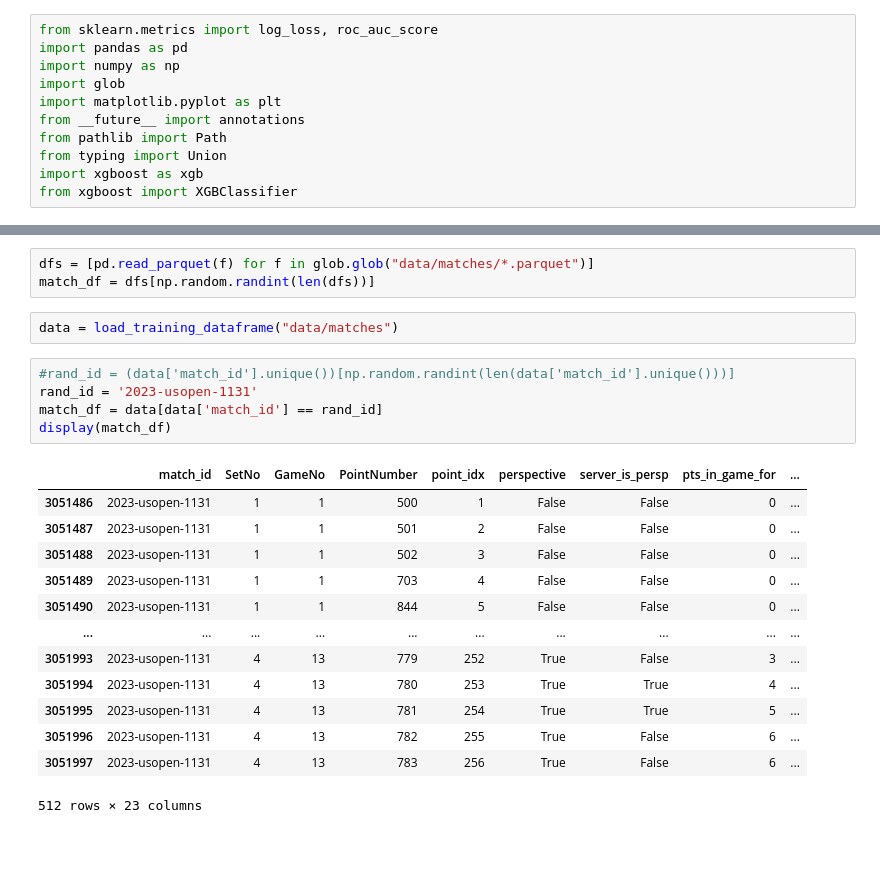
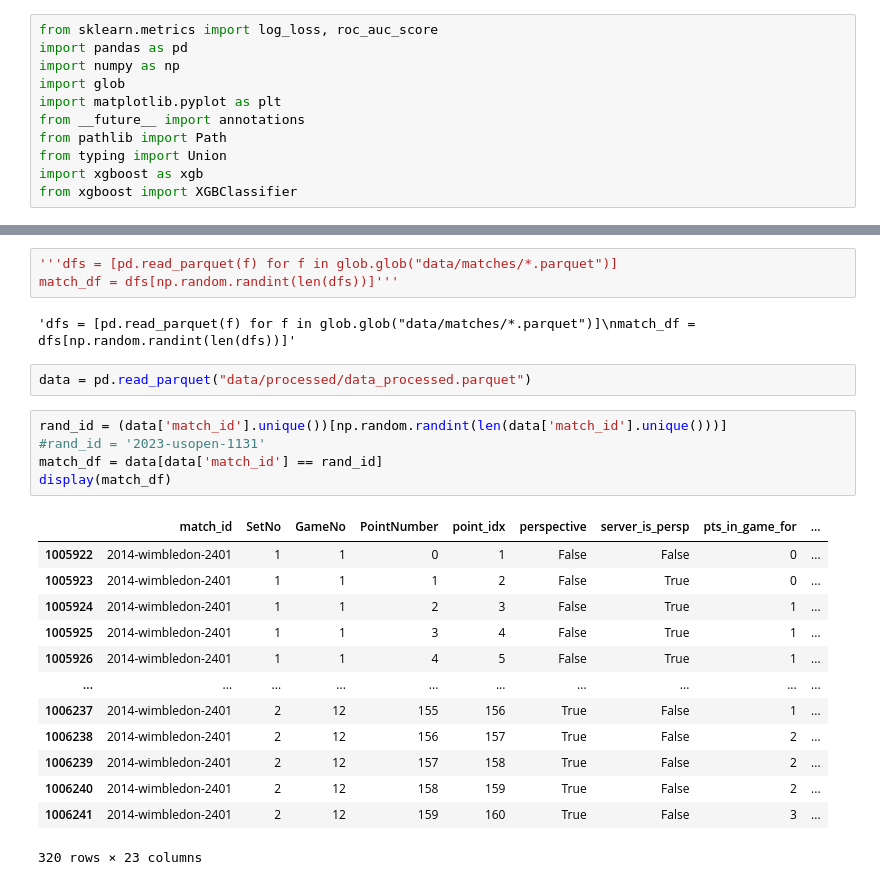
Before and after one commit to s-h-a-n-i-l/tennis_ml, a Jupyter notebook: testing model.ipynb, the cells around one changed output, grey strips where cells are left out. Drawn from its saved outputs; the diff is of its cells as text; blank space fills up the shorter version.

```diff
--- a/testing model.ipynb
+++ b/testing model.ipynb
@@ -64,24 +12,26 @@ def load_training_dataframe(parquet_root: Union[str, Path]) -> pd.DataFrame:
 # %%
-dfs = [pd.read_parquet(f) for f in glob.glob("data/matches/*.parquet")]
-match_df = dfs[np.random.randint(len(dfs))]
+'''dfs = [pd.read_parquet(f) for f in glob.glob("data/matches/*.parquet")]
+match_df = dfs[np.random.randint(len(dfs))]'''
+# %% [output]
+'dfs = [pd.read_parquet(f) for f in glob.glob("data/matches/*.parquet")]\nmatch_df = dfs[np.random.randint(len(dfs))]'
 # %%
-data = load_training_dataframe("data/matches")
+data = pd.read_parquet("data/processed/data_processed.parquet")
 # %%
-#rand_id = (data['match_id'].unique())[np.random.randint(len(data['match_id'].unique()))]
-rand_id = '2023-usopen-1131'
+rand_id = (data['match_id'].unique())[np.random.randint(len(data['match_id'].unique()))]
+#rand_id = '2023-usopen-1131'
 match_df = data[data['match_id'] == rand_id]
 display(match_df)
 # %% [output]
 |  | match_id | SetNo | GameNo | PointNumber | point_idx | perspective | server_is_persp | pts_in_game_for | ... |
-| 3051486 | 2023-usopen-1131 | 1 | 1 | 500 | 1 | False | False | 0 | ... |
-| 3051487 | 2023-usopen-1131 | 1 | 1 | 501 | 2 | False | False | 0 | ... |
-| 3051488 | 2023-usopen-1131 | 1 | 1 | 502 | 3 | False | False | 0 | ... |
-| 3051489 | 2023-usopen-1131 | 1 | 1 | 703 | 4 | False | False | 0 | ... |
-| 3051490 | 2023-usopen-1131 | 1 | 1 | 844 | 5 | False | False | 0 | ... |
+| 1005922 | 2014-wimbledon-2401 | 1 | 1 | 0 | 1 | False | False | 0 | ... |
+| 1005923 | 2014-wimbledon-2401 | 1 | 1 | 1 | 2 | False | True | 0 | ... |
+| 1005924 | 2014-wimbledon-2401 | 1 | 1 | 2 | 3 | False | True | 1 | ... |
+| 1005925 | 2014-wimbledon-2401 | 1 | 1 | 3 | 4 | False | True | 1 | ... |
+| 1005926 | 2014-wimbledon-2401 | 1 | 1 | 4 | 5 | False | True | 1 | ... |
 | ... | ... | ... | ... | ... | ... | ... | ... | ... | ... |
-| 3051993 | 2023-usopen-1131 | 4 | 13 | 779 | 252 | True | False | 3 | ... |
-| 3051994 | 2023-usopen-1131 | 4 | 13 | 780 | 253 | True | True | 4 | ... |
-| 3051995 | 2023-usopen-1131 | 4 | 13 | 781 | 254 | True | True | 5 | ... |
-| 3051996 | 2023-usopen-1131 | 4 | 13 | 782 | 255 | True | False | 6 | ... |
-| 3051997 | 2023-usopen-1131 | 4 | 13 | 783 | 256 | True | False | 6 | ... |
+| 1006237 | 2014-wimbledon-2401 | 2 | 12 | 155 | 156 | True | False | 1 | ... |
+| 1006238 | 2014-wimbledon-2401 | 2 | 12 | 156 | 157 | True | False | 2 | ... |
+| 1006239 | 2014-wimbledon-2401 | 2 | 12 | 157 | 158 | True | False | 2 | ... |
+| 1006240 | 2014-wimbledon-2401 | 2 | 12 | 158 | 159 | True | False | 2 | ... |
+| 1006241 | 2014-wimbledon-2401 | 2 | 12 | 159 | 160 | True | False | 3 | ... |
-512 rows × 23 columns
+320 rows × 23 columns
```
Also changed, not shown: parts of 5 cells of this notebook, 6 other files.
